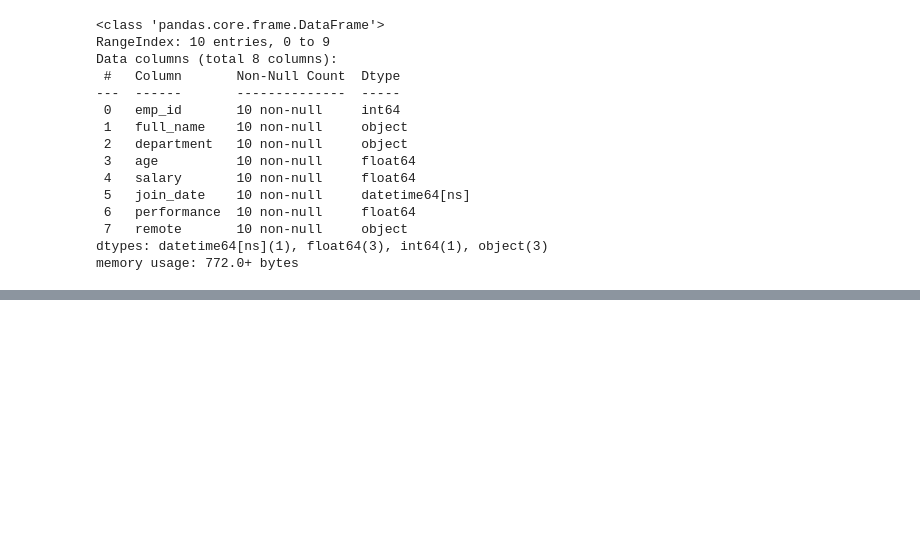
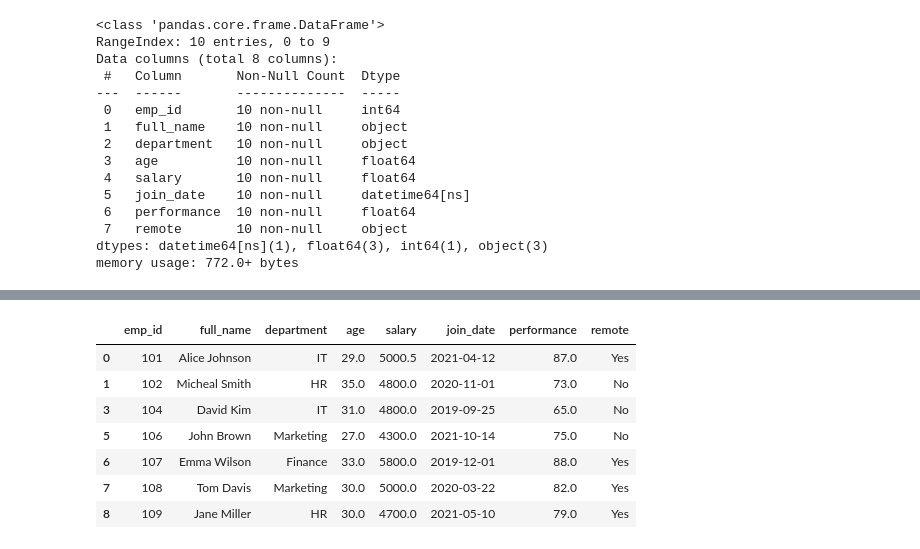
Before and after one commit to Nathillarious-tech/Assignment, a Jupyter notebook: employee_dataset.ipynb, the cells around one changed output, grey strips where cells are left out. Saved outputs shown, nothing was run; the diff lists cells and outputs as text; code cells hidden in the pictures; blank space fills up the shorter version.

```diff
--- a/employee_dataset.ipynb
+++ b/employee_dataset.ipynb
@@ -464,0 +613,13 @@ memory usage: 772.0+ bytes
+# %%
+df[
+    (df['join_date'] > '2019-01-01') & (df['join_date'] < '2021-12-13')
+    ]
+# %% [output]
+|  | emp_id | full_name | department | age | salary | join_date | performance | remote |
+| 0 | 101 | Alice Johnson | IT | 29.0 | 5000.5 | 2021-04-12 | 87.0 | Yes |
+| 1 | 102 | Micheal Smith | HR | 35.0 | 4800.0 | 2020-11-01 | 73.0 | No |
+| 3 | 104 | David Kim | IT | 31.0 | 4800.0 | 2019-09-25 | 65.0 | No |
+| 5 | 106 | John Brown | Marketing | 27.0 | 4300.0 | 2021-10-14 | 75.0 | No |
+| 6 | 107 | Emma Wilson | Finance | 33.0 | 5800.0 | 2019-12-01 | 88.0 | Yes |
+| 7 | 108 | Tom Davis | Marketing | 30.0 | 5000.0 | 2020-03-22 | 82.0 | Yes |
+| 8 | 109 | Jane Miller | HR | 30.0 | 4700.0 | 2021-05-10 | 79.0 | Yes |
```
Also changed, not shown: parts of 19 cells of this notebook.
